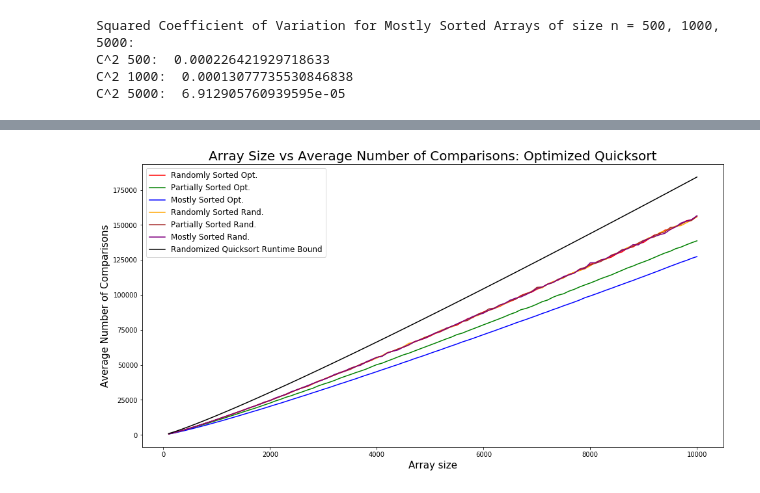
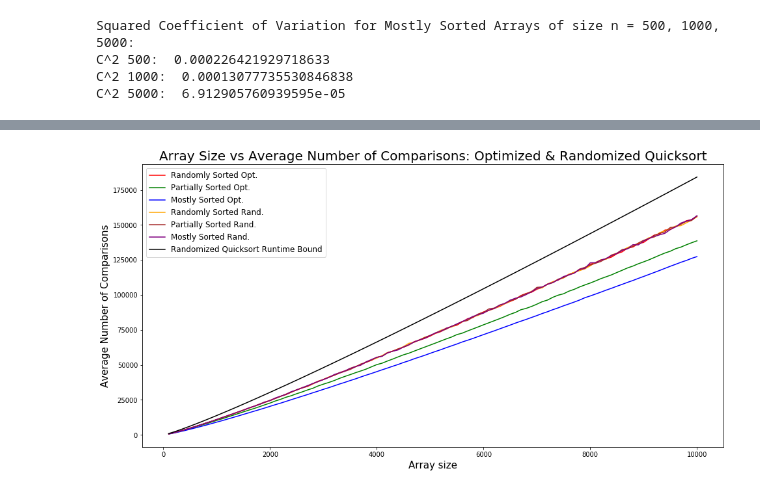
Before and after one commit to nathanielcrosby/QuickSort, a Jupyter notebook: optimized_graph.ipynb, the cells around one changed output, grey strips where cells are left out. Saved outputs shown, nothing was run; the diff lists cells and outputs as text; code cells hidden in the pictures.

Commit message:
title

```diff
--- a/optimized_graph.ipynb
+++ b/optimized_graph.ipynb
@@ -183,21 +183,21 @@ avgData_partial_rand = np.array(avgData_partial_rand)
 avgData_mostly_rand = np.array(avgData_mostly_rand)
 # %%
 plt.figure(figsize=(16,8))
-plt.title('Array Size vs Average Number of Comparisons: Optimized Quicksort', fontsize=20)
+plt.title('Array Size vs Average Number of Comparisons: Optimized & Randomized Quicksort', fontsize=20)
 
 plt.plot(avgData_random[:,0], avgData_random[:,1], 'k', color = 'red', label="Randomly Sorted Opt.")
 plt.plot(avgData_partial[:,0], avgData_partial[:,1], 'k', color = 'green', label="Partially Sorted Opt.")
 plt.plot(avgData_mostly[:,0], avgData_mostly[:,1], 'k', color='blue', label="Mostly Sorted Opt.")
 
 plt.plot(avgData_random_rand[:,0], avgData_random_rand[:,1], 'k', color = 'orange', label="Randomly Sorted Rand.")
 plt.plot(avgData_partial_rand[:,0], avgData_partial_rand[:,1], 'k', color = 'brown', label="Partially Sorted Rand.")
 plt.plot(avgData_mostly_rand[:,0], avgData_mostly_rand[:,1], 'k', color='purple', label="Mostly Sorted Rand.")
 
 plt.plot(avgData_mostly[:,0], f(avgData_mostly[:,0]), 'k', color = 'black', label="Randomized Quicksort Runtime Bound")
 
 plt.xlabel('Array size', fontsize=15)
 plt.legend(loc="upper left", fontsize=12)
 plt.ylabel('Average Number of Comparisons', fontsize=15)
 plt.show()
 # %% [output]
-[figure, old version]
+[figure, new version]
```
Also changed, not shown: parts of 1 cell of this notebook.
